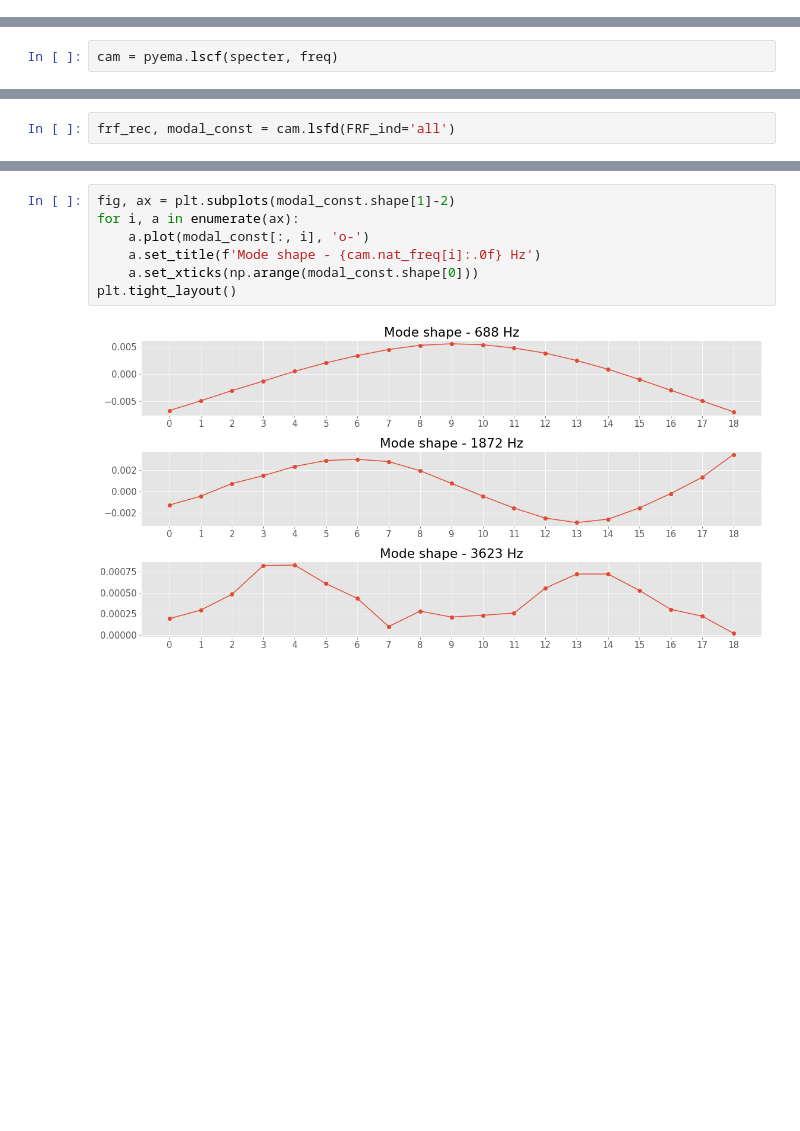
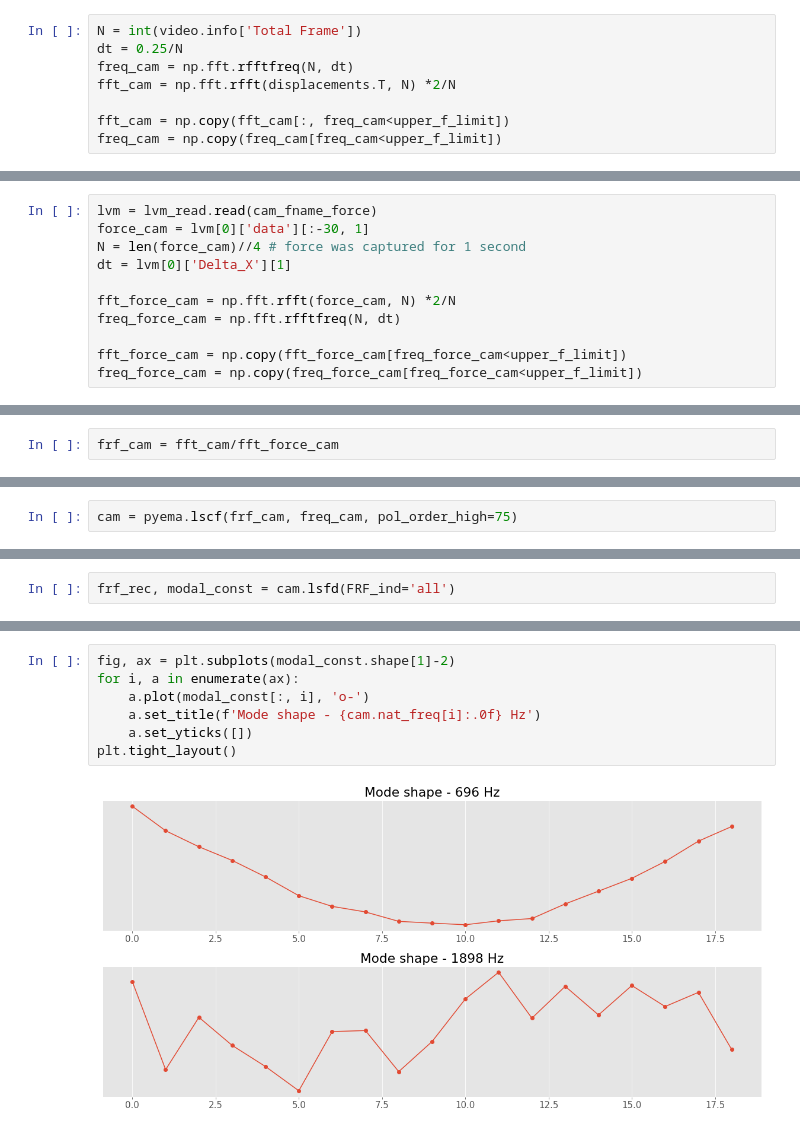
Before and after one commit to ladisk/ImageBasedModalAnalysisTutorial, a Jupyter notebook: ImageBasedModalAnalysisTutorial.ipynb, the cells around one changed output, grey strips where cells are left out. Drawn from its saved outputs; the diff is of its cells as text; blank space fills up the shorter version.

```diff
--- a/ImageBasedModalAnalysisTutorial.ipynb
+++ b/ImageBasedModalAnalysisTutorial.ipynb
@@ -215,0 +277,8 @@ ax.semilogy(freq, np.abs(specter[5]));
+# %%
+N = int(video.info['Total Frame'])
+dt = 0.25/N
+freq_cam = np.fft.rfftfreq(N, dt)
+fft_cam = np.fft.rfft(displacements.T, N) *2/N
+
+fft_cam = np.copy(fft_cam[:, freq_cam<upper_f_limit])
+freq_cam = np.copy(freq_cam[freq_cam<upper_f_limit])
@@ -215,0 +287,11 @@ ax.semilogy(freq, np.abs(specter[5]));
+# %%
+lvm = lvm_read.read(cam_fname_force)
+force_cam = lvm[0]['data'][:-30, 1]
+N = len(force_cam)//4 # force was captured for 1 second
+dt = lvm[0]['Delta_X'][1]
+
+fft_force_cam = np.fft.rfft(force_cam, N) *2/N
+freq_force_cam = np.fft.rfftfreq(N, dt)
+
+fft_force_cam = np.copy(fft_force_cam[freq_force_cam<upper_f_limit])
+freq_force_cam = np.copy(freq_force_cam[freq_force_cam<upper_f_limit])
@@ -215,0 +300,2 @@ ax.semilogy(freq, np.abs(specter[5]));
+# %%
+frf_cam = fft_cam/fft_force_cam
@@ -218,2 +312,2 @@ ax.semilogy(freq, np.abs(specter[5]));
 # %%
-cam = pyema.lscf(specter, freq)
+cam = pyema.lscf(frf_cam, freq_cam, pol_order_high=75)
@@ -238,9 +348,9 @@ frf_rec, modal_const = cam.lsfd(FRF_ind='all')
 # %%
 fig, ax = plt.subplots(modal_const.shape[1]-2)
 for i, a in enumerate(ax):
     a.plot(modal_const[:, i], 'o-')
     a.set_title(f'Mode shape - {cam.nat_freq[i]:.0f} Hz')
-    a.set_xticks(np.arange(modal_const.shape[0]))
+    a.set_yticks([])
 plt.tight_layout()
 # %% [output]
-[figure, old version]
+[figure, new version]
```
Also changed, not shown: parts of 84 cells of this notebook, 10 other files.
